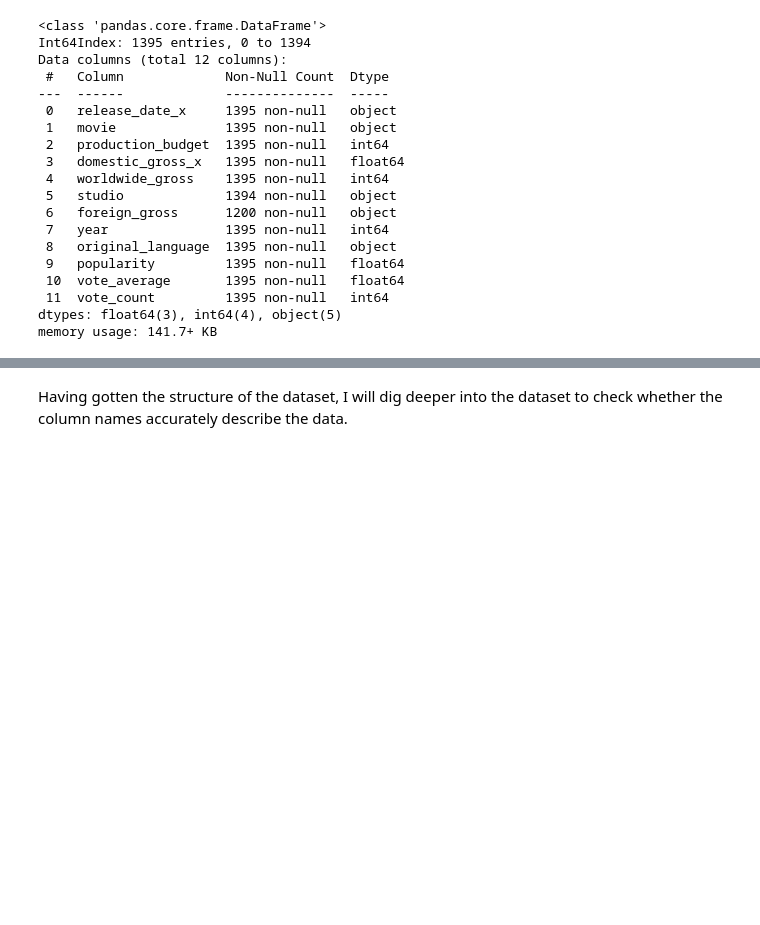
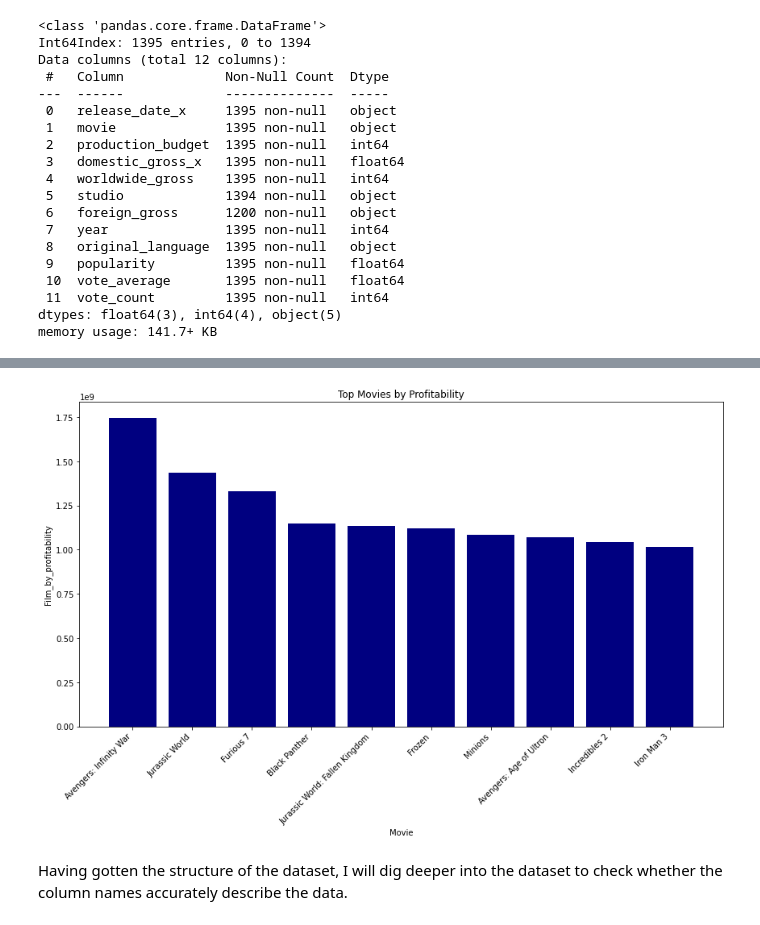
Before and after one commit to ruth-kitasi/Microsoft-movie-studio-project, a Jupyter notebook: index.ipynb, the cells around one changed output, grey strips where cells are left out. Cells and saved outputs as stored; diff of their text form; code cells hidden in the pictures; blank space fills up the shorter version.

```diff
--- a/index.ipynb
+++ b/index.ipynb
@@ -267,0 +343,14 @@ df.head()
+# %%
+#creating a copy of the dataframe to calculate for profitability.
+
+df = df.copy()
+
+# Create a new column to calculate the most profitable films using .loc
+
+df.loc[:, 'Film_by_profitability'] = df['Worldwide_gross'] - df['Production_budget']
+
+# Sort the DataFrame by profit in descending order
+profitable_films = df.sort_values(by='Film_by_profitability', ascending=False)
+
+
+profitable_films.head()
@@ -267,0 +367,4 @@ df.head()
+# %%
+#removing unnecessary column in the profitable film table
+profitable_films.drop(columns=(['Popularity','Vote_average','Vote_count']), inplace=True)
+profitable_films.info()
@@ -267,0 +389,4 @@ df.head()
+# %%
+#deleting duplicate in the profitable_films table
+dropping_duplicate = profitable_films.drop_duplicates()
+dropping_duplicate.head()
@@ -267,0 +400,4 @@ df.head()
+# %%
+#showing the most profitable film tabledropping_duplicate
+most_profitable_films = dropping_duplicate[["Movie","Original_language","Film_by_profitability"]]
+most_profitable_films.head()
@@ -268,3 +411,22 @@ df.head()
+# %%
+#setting parametter and plotting the gragh on the top 10 most profitalbe films.
+
+# Extracting a subset of data for plotting
+subset_df = most_profitable_films[['Movie', 'Film_by_profitability']].head(10)
+
+# Create a bar plot
+plt.figure(figsize=(12, 8))
+plt.bar(subset_df['Movie'], subset_df['Film_by_profitability'], color='navy')
+plt.xlabel('Movie')
+plt.ylabel('Film_by_profitability')
+plt.title('Top Movies by Profitability')
+plt.xticks(rotation=45, ha='right')
+plt.tight_layout()
+
+# Show plot
+plt.show()
+# %% [output]
+[figure, added]
 # %%
 conn = sqlite3.connect(r'moviedata\zippedData\im.db\im.db')
 cur = conn.cursor()
```
Also changed, not shown: parts of 16 cells of this notebook.
